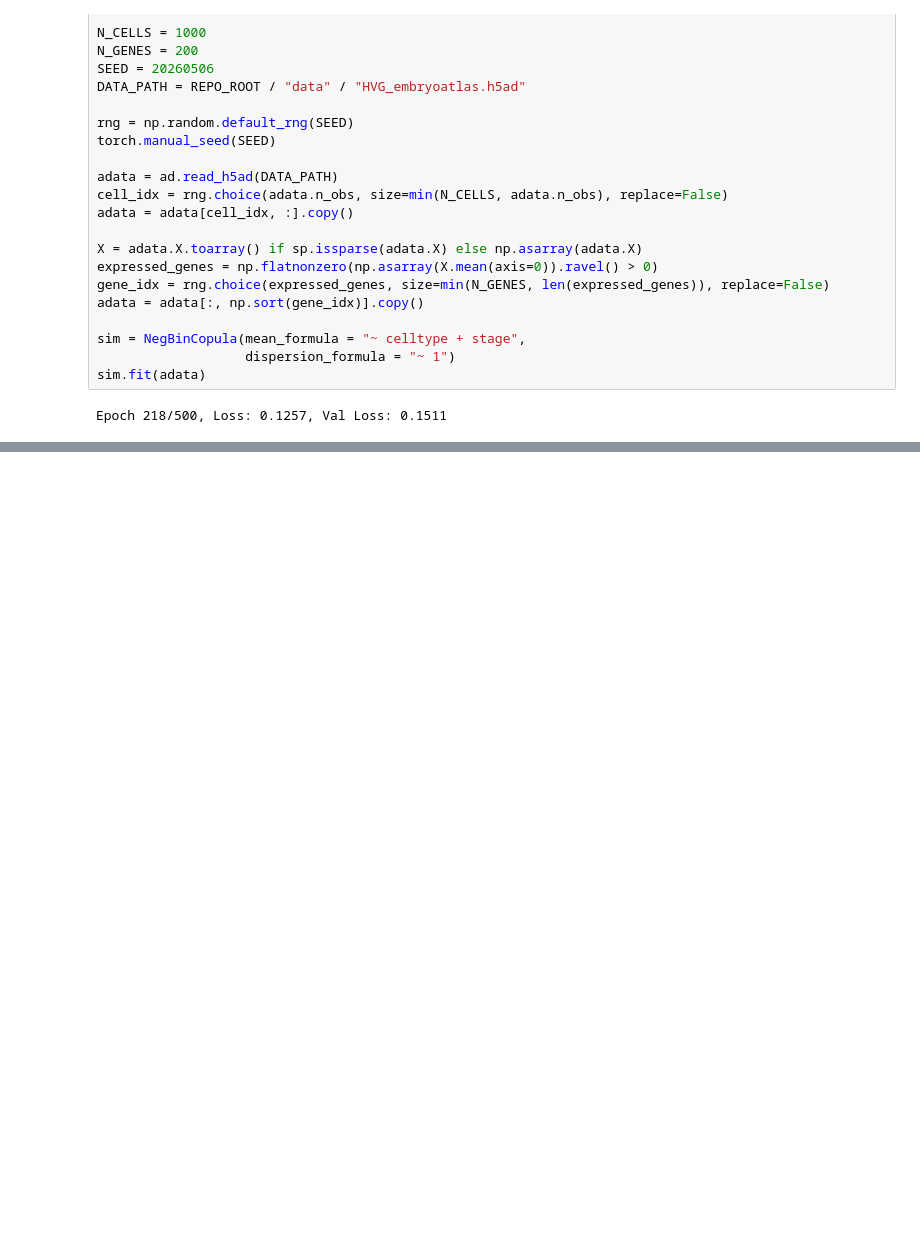
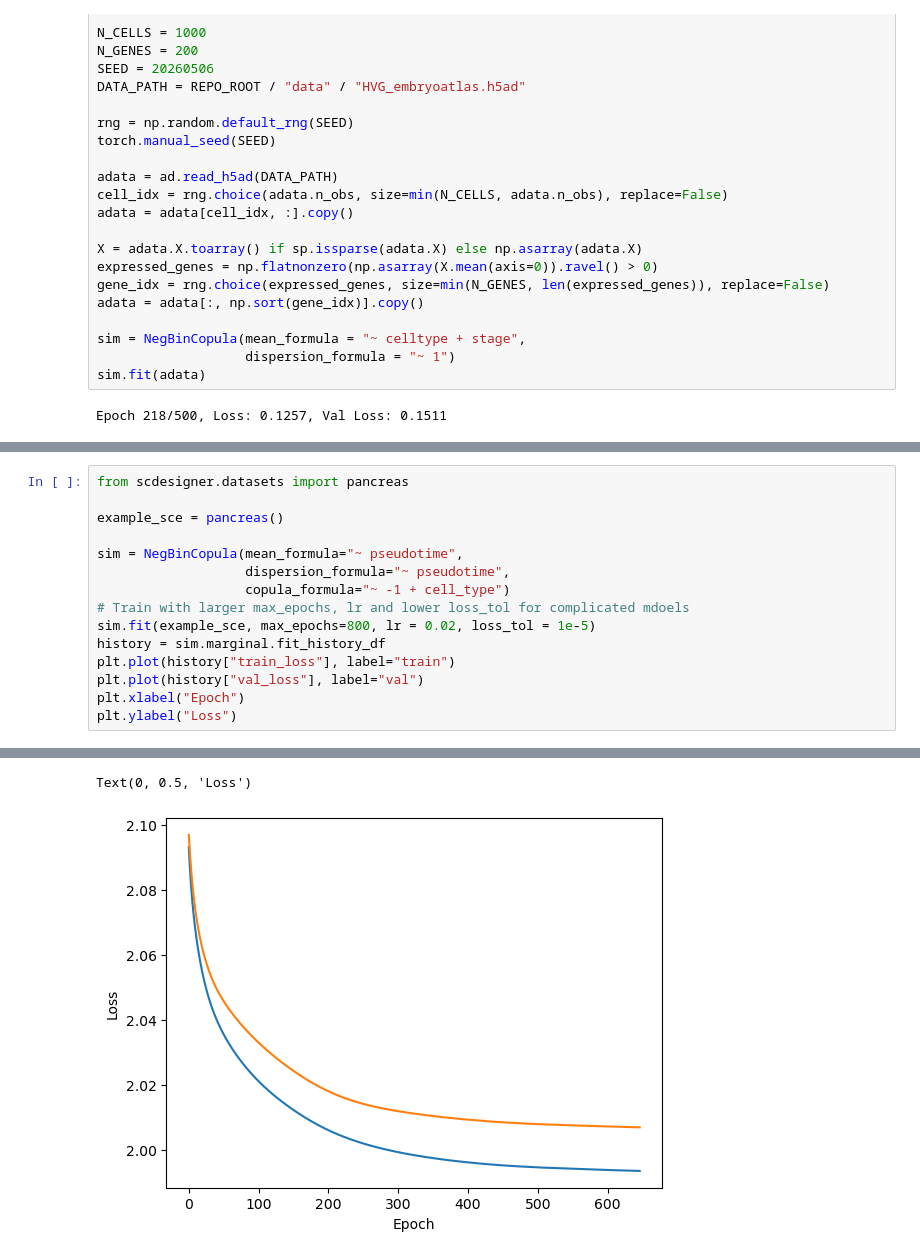
Before and after one commit to krisrs1128/scDesigner, a Jupyter notebook: examples/early_stopping_example.ipynb, the cells around one changed output, grey strips where cells are left out. Saved outputs shown, nothing was run; the diff lists cells and outputs as text; blank space fills up the shorter version.

```diff
--- a/examples/early_stopping_example.ipynb
+++ b/examples/early_stopping_example.ipynb
@@ -54,0 +72,16 @@ plt.legend()
+# %%
+from scdesigner.datasets import pancreas
+
+example_sce = pancreas()
+
+sim = NegBinCopula(mean_formula="~ pseudotime",
+                   dispersion_formula="~ pseudotime",
+                   copula_formula="~ -1 + cell_type")
+# Train with larger max_epochs, lr and lower loss_tol for complicated mdoels
+sim.fit(example_sce, max_epochs=800, lr = 0.02, loss_tol = 1e-5)
+history = sim.marginal.fit_history_df
+plt.plot(history["train_loss"], label="train")
+plt.plot(history["val_loss"], label="val")
+plt.xlabel("Epoch")
+plt.ylabel("Loss")
+# %% [output]
@@ -54,0 +89,2 @@ plt.legend()
+Text(0, 0.5, 'Loss')
+[figure, added]
```
Also changed, not shown: parts of 4 cells of this notebook, 3 other files.
